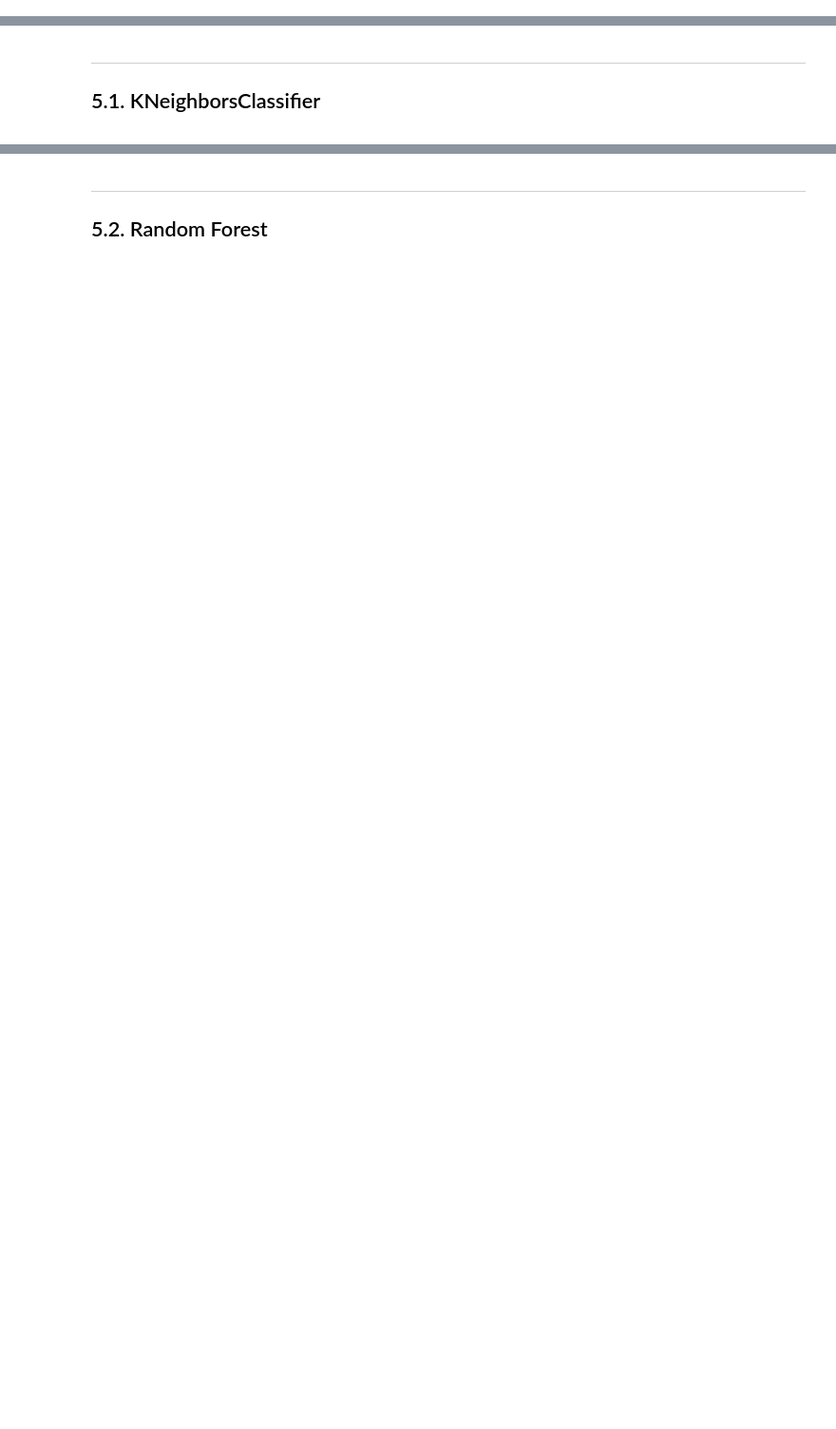
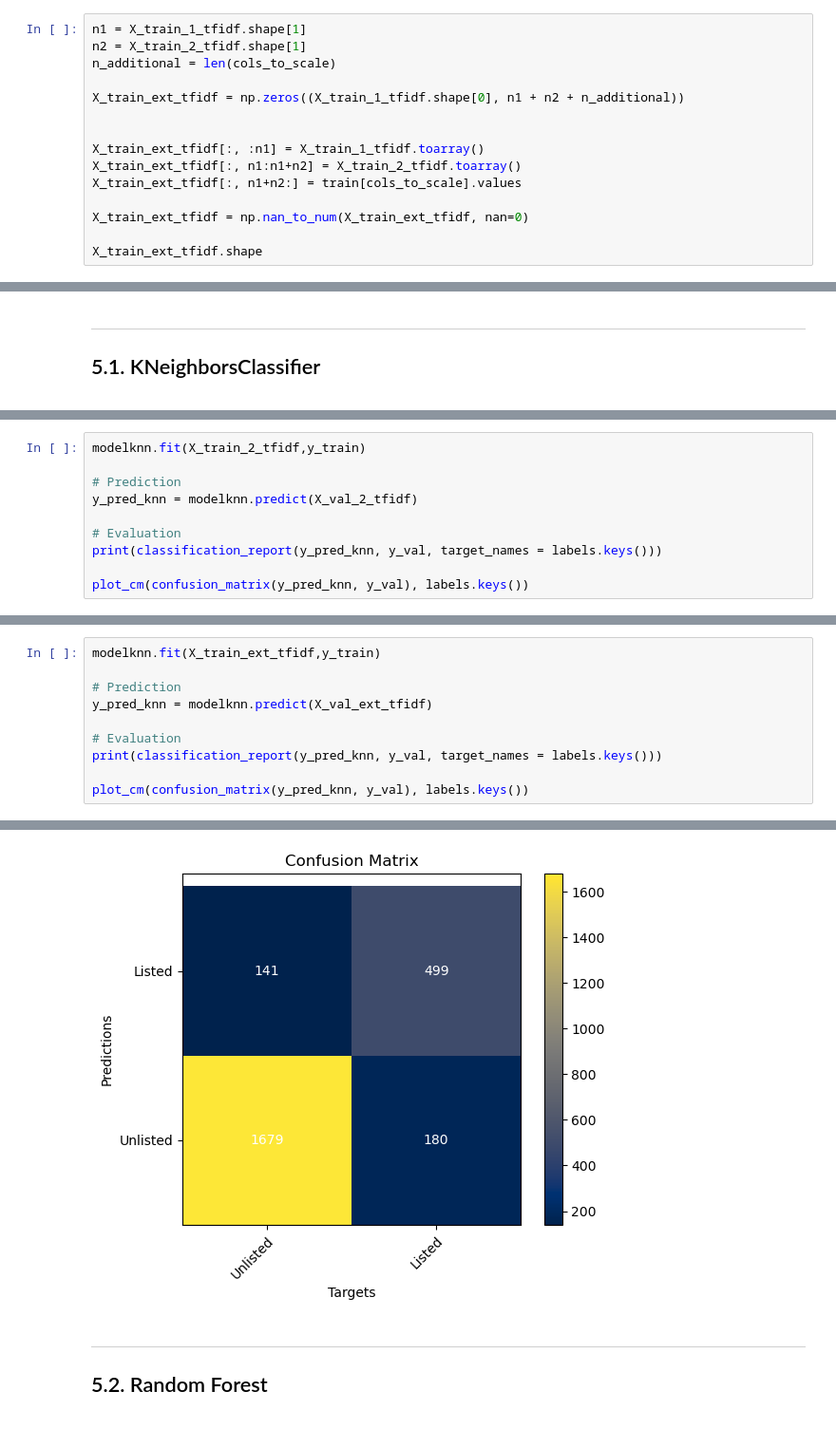
Before and after one commit to iryna-savchuk/TM_project, a Jupyter notebook: NLP_17_catia.ipynb, the cells around one changed output, grey strips where cells are left out. Shown at 95% size. Drawn from its saved outputs; the diff is of its cells as text; blank space fills up the shorter version.

```diff
--- a/NLP_17_catia.ipynb
+++ b/NLP_17_catia.ipynb
@@ -1076,0 +1070,15 @@ def plot_cm(confusion_matrix : np.array,
+# %%
+n1 = X_train_1_tfidf.shape[1]
+n2 = X_train_2_tfidf.shape[1]
+n_additional = len(cols_to_scale)
+
+X_train_ext_tfidf = np.zeros((X_train_1_tfidf.shape[0], n1 + n2 + n_additional))
+
+
+X_train_ext_tfidf[:, :n1] = X_train_1_tfidf.toarray()
+X_train_ext_tfidf[:, n1:n1+n2] = X_train_2_tfidf.toarray()
+X_train_ext_tfidf[:, n1+n2:] = train[cols_to_scale].values
+
+X_train_ext_tfidf = np.nan_to_num(X_train_ext_tfidf, nan=0)
+
+X_train_ext_tfidf.shape
@@ -1151,0 +1272,10 @@ weighted avg       0.88      0.88      0.88      2499
+# %%
+modelknn.fit(X_train_2_tfidf,y_train)
+
+# Prediction
+y_pred_knn = modelknn.predict(X_val_2_tfidf)
+
+# Evaluation
+print(classification_report(y_pred_knn, y_val, target_names = labels.keys()))
+
+plot_cm(confusion_matrix(y_pred_knn, y_val), labels.keys())
@@ -1151,0 +1294,11 @@ weighted avg       0.88      0.88      0.88      2499
+# %%
+modelknn.fit(X_train_ext_tfidf,y_train)
+
+# Prediction
+y_pred_knn = modelknn.predict(X_val_ext_tfidf)
+
+# Evaluation
+print(classification_report(y_pred_knn, y_val, target_names = labels.keys()))
+
+plot_cm(confusion_matrix(y_pred_knn, y_val), labels.keys())
+# %% [output]
@@ -1152,3 +1313,4 @@ weighted avg       0.88      0.88      0.88      2499
+[figure, added]
 # %% [markdown]
 <hr>
 <a class="anchor" id="randomforest">
```
Also changed, not shown: parts of 60 cells of this notebook.
